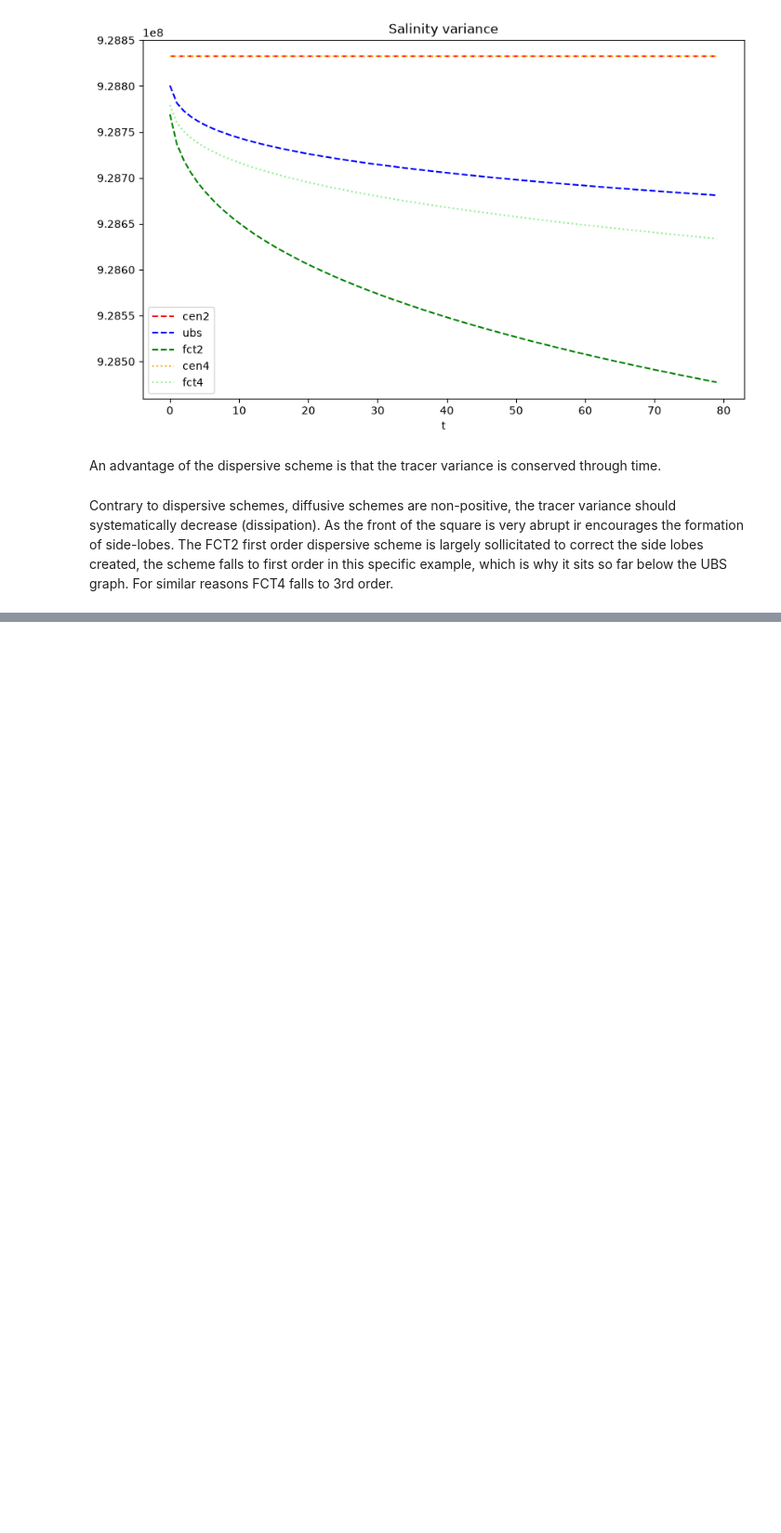
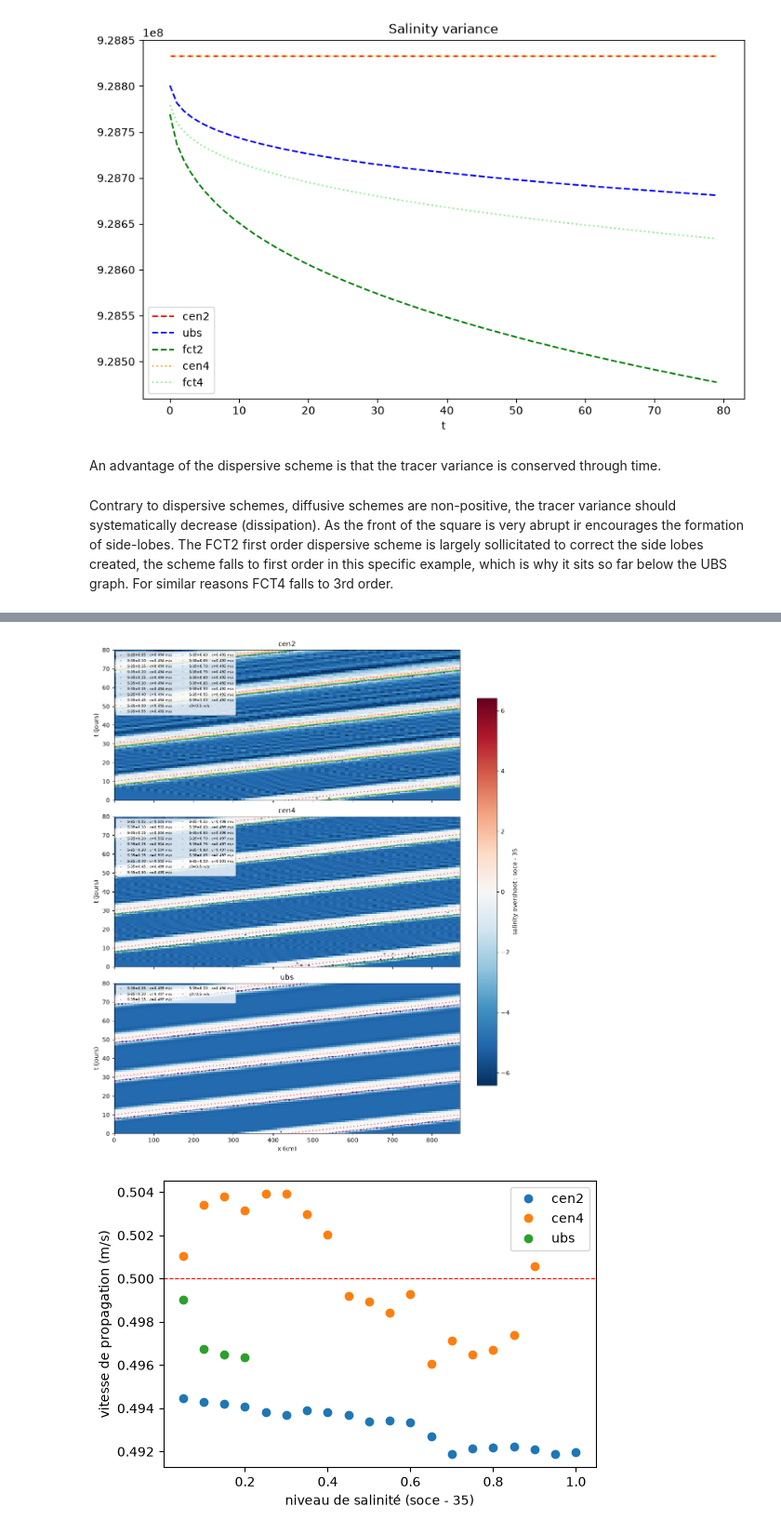
Before and after one commit to justinebuisson606/NEMO_Demonstrators, a Jupyter notebook: Demonstrator 1.ipynb, the cells around one changed output, grey strips where cells are left out. Shown at 93% size. Drawn from its saved outputs; the diff is of its cells as text; code cells hidden in the pictures; blank space fills up the shorter version.

Commit message:
Added : Hovmoller/speed slopes/phase speed and group speed analysis

```diff
--- a/Demonstrator 1.ipynb
+++ b/Demonstrator 1.ipynb
@@ -633,0 +462,73 @@ Text(0, 0.5, 'x')
+# %%
+dx, dt, c0 = 10000., 24*3600., 0.5
+x0, nt = 43, 80
+levels = [0.05*k for k in range(1, 21)]
+colors = plt.cm.viridis(np.linspace(0, 0.9, len(levels)))
+
+schemes = {'cen2': cen2, 'cen4': cen4, 'ubs': ubs}
+fields = {n: ds['soce'].isel(y_grid_T=50, deptht=0, time_counter=slice(0, nt)).values - 35
+          for n, ds in schemes.items()}
+nx = next(iter(fields.values())).shape[1]
+L = nx*dx/1e3                                  # longueur du domaine (km)
+t = np.arange(nt)*dt
+
+w_back, w_front = 30, 10                       # fenêtre (mailles) ; w_back + w_front + 1 < nx
+j = np.arange(-w_back, w_front + 1)
+
+vmax = np.nanpercentile(np.abs(np.concatenate([f.ravel() for f in fields.values()])), 99.5)
+
+def track_level(f, level):
+    """Position DÉPLIÉE (m) de la maille la plus avancée où f >= level, dans une fenêtre mobile."""
+    pos = np.full(f.shape[0], np.nan)
+    for i in range(f.shape[0]):
+        m = x0 + int(round(c0*t[i]/dx)) + j    # indices dépliés (non repliés)
+        ok = np.where(f[i, m % nx] >= level)[0]
+        if ok.size:
+            pos[i] = m[ok.max()]*dx
+    return pos
+
+def fit_speed(t, x, tmin=0., tmax=None):
+    m = np.isfinite(x) & (t >= tmin) & (t <= (tmax if tmax is not None else t.max()))
+    if m.sum() < 3:
+        return np.nan, np.nan, None
+    p = np.polyfit(t[m], x[m], 1)
+    return p[0], p[1], m
+
+fig, axes = plt.subplots(len(fields), 1, figsize=(10, 12),
+                         sharex=True, sharey=True, constrained_layout=True)
+speeds = {}
+tt = np.linspace(0, nt*dt, 400)
+
+for ax, (name, f) in zip(axes, fields.items()):
+    im = ax.imshow(f, origin='lower', aspect='auto', cmap='RdBu_r',
+                   vmin=-vmax, vmax=vmax, interpolation='nearest',
+                   extent=[0, L, 0, nt*dt/86400])
+    speeds[name] = []
+    for lev, col in zip(levels, colors):
+        xf = track_level(f, lev)               # dépliée
+        c, b, m = fit_speed(t, xf)             # régression sur tous les points valides
+        speeds[name].append(c)
+        if m is None:
+            continue
+        # affichage : on replie seulement ici
+        ax.plot((xf[m]/1e3) % L, t[m]/86400, '.', ms=3, color=col)
+        ax.plot((((b + c*tt)/1e3) % L), tt/86400, '.', ms=1, color=col,
+                label=f'S-35={lev:.2f} : c={c:.3f} m/s')
+    ax.plot(((x0*dx + c0*tt)/1e3) % L, tt/86400, 'r.', ms=1, label=f'c0={c0} m/s')
+    ax.set_title(name); ax.set_ylabel('t (jours)')
+    ax.set_xlim(0, L); ax.set_ylim(0, nt*dt/86400)
+    ax.legend(fontsize=6, loc='upper left', ncol=2)
+
+axes[-1].set_xlabel('x (km)')
+fig.colorbar(im, ax=axes, label='salinity overshoot : soce - 35', shrink=0.8)
+
+fig, ax = plt.subplots(figsize=(6, 4))
+for name, c in speeds.items():
+    ax.plot(levels, c, 'o', label=name)
+ax.axhline(c0, color='r', ls='--', lw=0.8)
+ax.set_xlabel('niveau de salinité (soce - 35)')
+ax.set_ylabel('vitesse de propagation (m/s)')
+ax.legend(); plt.show()
+# %% [output]
+[figure, added]
+[figure, added]
```
Also changed, not shown: parts of 24 cells of this notebook.
